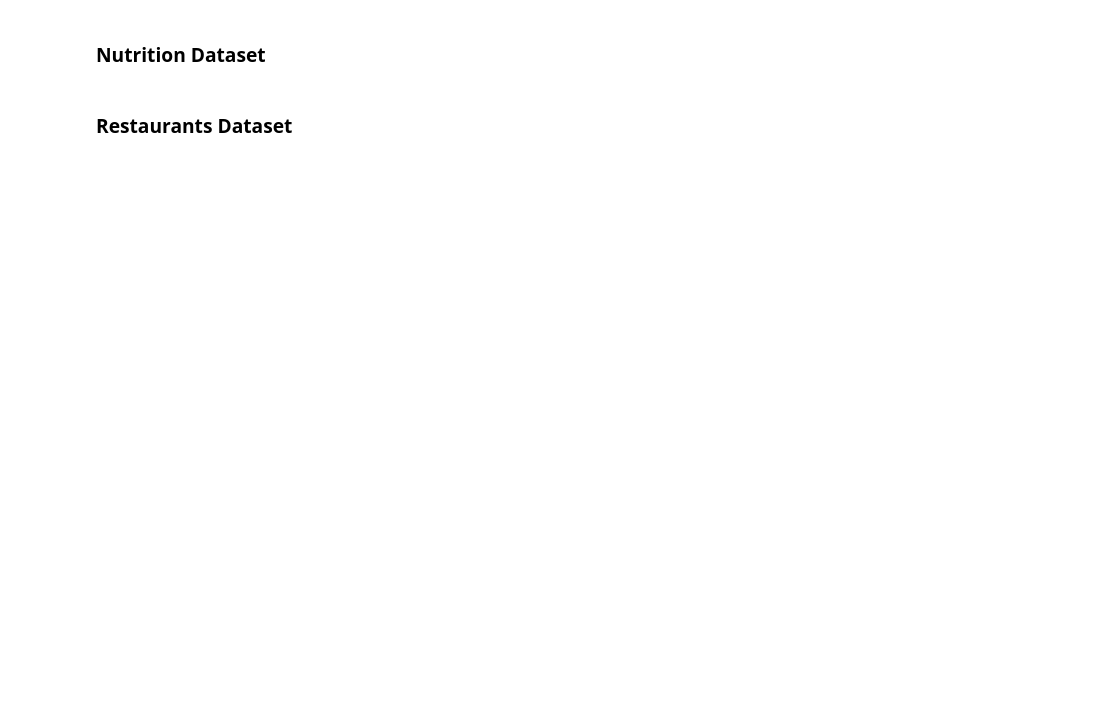
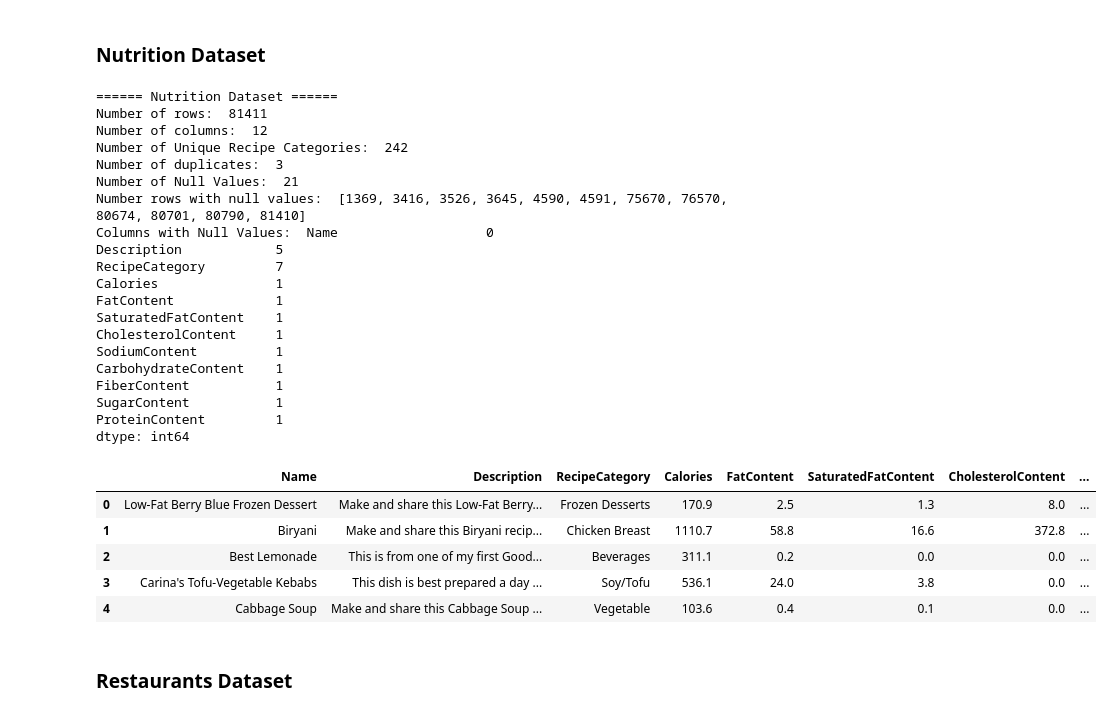
Before and after one commit to alexanderleonidas/fluffy-octo-spoon, a Jupyter notebook: exploratory_data_analysis.ipynb, the cells around one changed output. Cells and saved outputs as stored; diff of their text form; code cells hidden in the pictures; blank space fills up the shorter version.

```diff
--- a/exploratory_data_analysis.ipynb
+++ b/exploratory_data_analysis.ipynb
@@ -41,17 +69,42 @@ recipes_df.head()
 # %%
 print('====== Nutrition Dataset ======')
 print('Number of rows: ', nutrition_df.shape[0])
 print('Number of columns: ', nutrition_df.shape[1])
 unique_recipe_categories = list(set(nutrition_df['RecipeCategory'].unique()))
 print('Number of Unique Recipe Categories: ', len(unique_recipe_categories))
-print(unique_recipe_categories)
-if 'Fast Food' in unique_recipe_categories: print('Hawaiian is in the list')
 print('Number of duplicates: ', nutrition_df.duplicated().sum())
 print('Number of Null Values: ', nutrition_df.isnull().sum().sum())
 print('Number rows with null values: ', [r for r in nutrition_df[nutrition_df.isnull().any(axis=1)].index])
 print('Columns with Null Values: ', nutrition_df.isnull().sum())
 print('\n')
 nutrition_df.head()
+# %% [output]
+====== Nutrition Dataset ======
+Number of rows:  81411
+Number of columns:  12
+Number of Unique Recipe Categories:  242
+Number of duplicates:  3
+Number of Null Values:  21
+Number rows with null values:  [1369, 3416, 3526, 3645, 4590, 4591, 75670, 76570, 80674, 80701, 80790, 81410]
+Columns with Null Values:  Name                   0
+Description            5
+RecipeCategory         7
+Calories               1
+FatContent             1
+SaturatedFatContent    1
+CholesterolContent     1
+SodiumContent          1
+CarbohydrateContent    1
+FiberContent           1
+SugarContent           1
+ProteinContent         1
+dtype: int64
+|  | Name | Description | RecipeCategory | Calories | FatContent | SaturatedFatContent | CholesterolContent | ... |
+| 0 | Low-Fat Berry Blue Frozen Dessert | Make and share this Low-Fat Berry... | Frozen Desserts | 170.9 | 2.5 | 1.3 | 8.0 | ... |
+| 1 | Biryani | Make and share this Biryani recip... | Chicken Breast | 1110.7 | 58.8 | 16.6 | 372.8 | ... |
+| 2 | Best Lemonade | This is from one of my first Good... | Beverages | 311.1 | 0.2 | 0.0 | 0.0 | ... |
+| 3 | Carina's Tofu-Vegetable Kebabs | This dish is best prepared a day ... | Soy/Tofu | 536.1 | 24.0 | 3.8 | 0.0 | ... |
+| 4 | Cabbage Soup | Make and share this Cabbage Soup ... | Vegetable | 103.6 | 0.4 | 0.1 | 0.0 | ... |
 # %% [markdown]
 ### Restaurants Dataset
 # %%
```
Also changed, not shown: parts of 5 cells of this notebook, 3 other files.
